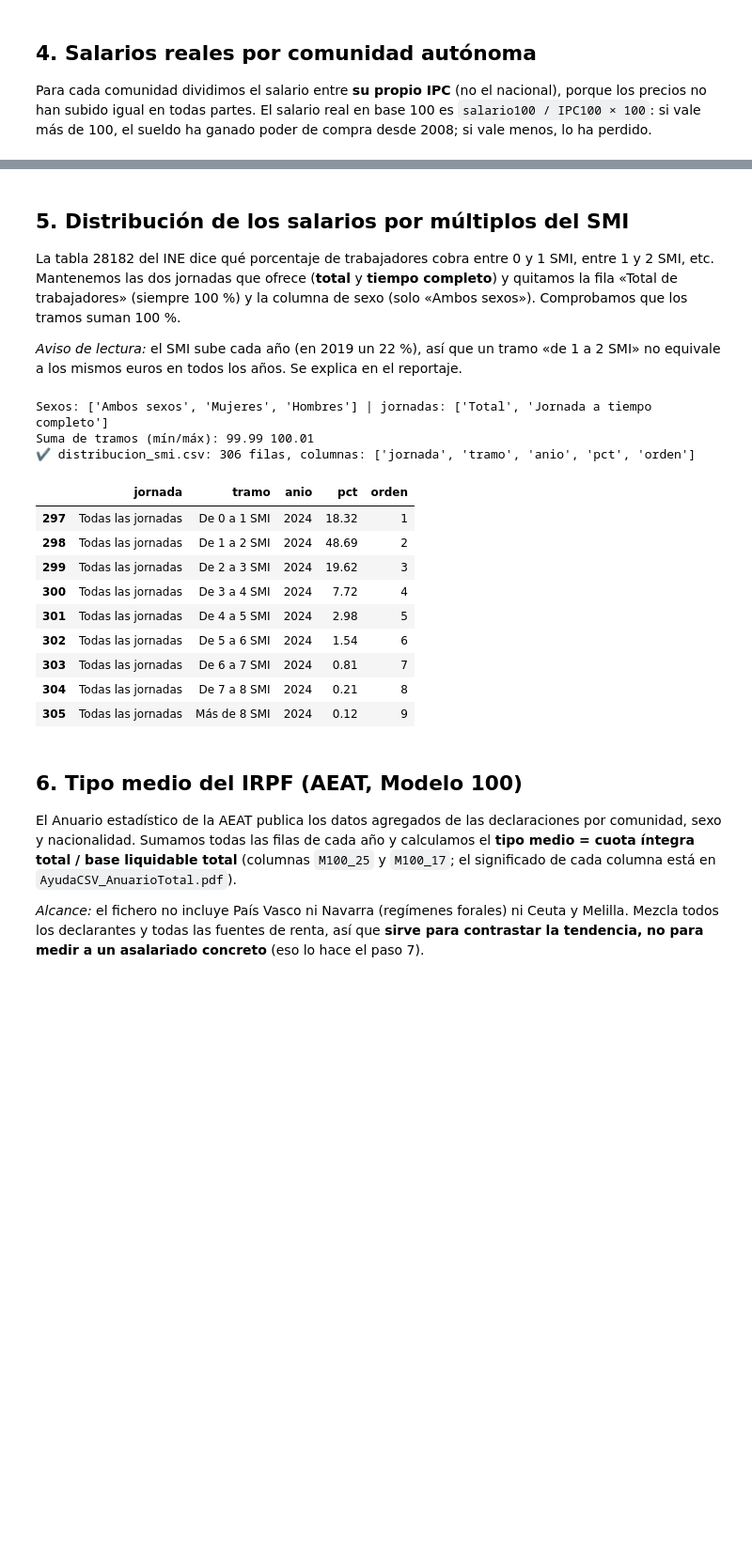
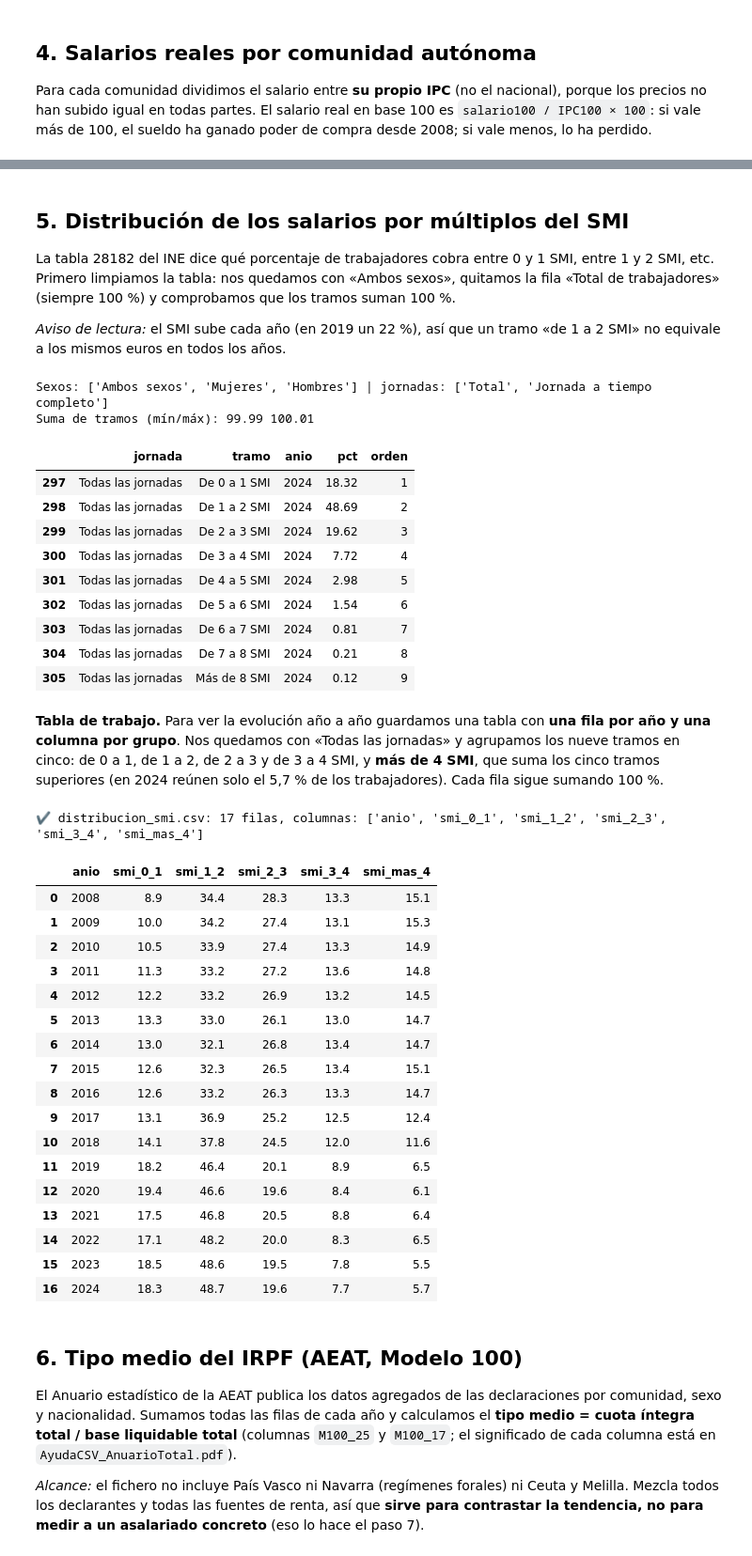
Before and after one commit to sortaria24-max/08MBID_TrabajoPractico, a Jupyter notebook: notebooks/TP_08MBID_preparacion_datos.ipynb, the cells around one changed output, grey strips where cells are left out. Shown at 94% size. Cells and saved outputs as stored; diff of their text form; code cells hidden in the pictures; blank space fills up the shorter version.

```diff
--- a/notebooks/TP_08MBID_preparacion_datos.ipynb
+++ b/notebooks/TP_08MBID_preparacion_datos.ipynb
@@ -177,9 +170,9 @@ resumen.round(1)
 | 7 | Castilla y León | 20218.2 | 26177.3 | 29.5 | 34.8 | -4.0 |
 # %% [markdown]
 ## 5. Distribución de los salarios por múltiplos del SMI
-La tabla 28182 del INE dice qué porcentaje de trabajadores cobra entre 0 y 1 SMI, entre 1 y 2 SMI, etc. Mantenemos las dos jornadas que ofrece (**total** y **tiempo completo**) y quitamos la fila «Total de trabajadores» (siempre 100 %) y la columna de sexo (solo «Ambos sexos»). Comprobamos que los tramos suman 100 %.
+La tabla 28182 del INE dice qué porcentaje de trabajadores cobra entre 0 y 1 SMI, entre 1 y 2 SMI, etc. Primero limpiamos la tabla: nos quedamos con «Ambos sexos», quitamos la fila «Total de trabajadores» (siempre 100 %) y comprobamos que los tramos suman 100 %.
 
-*Aviso de lectura:* el SMI sube cada año (en 2019 un 22 %), así que un tramo «de 1 a 2 SMI» no equivale a los mismos euros en todos los años. Se explica en el reportaje.
+*Aviso de lectura:* el SMI sube cada año (en 2019 un 22 %), así que un tramo «de 1 a 2 SMI» no equivale a los mismos euros en todos los años.
 # %%
 d = leer("Distribucion_salarial_tramos.csv")
 d.columns = ["jornada", "tramo", "sexo", "anio", "pct"]
@@ -191,12 +184,10 @@ d.loc[d.tramo == "Más de 8 SMI", "orden"] = 9
 d = d.sort_values(["jornada", "anio", "orden"]).reset_index(drop=True)
 suma = d.groupby(["jornada", "anio"]).pct.sum()
 print("Suma de tramos (mín/máx):", round(suma.min(), 2), round(suma.max(), 2))
-guardar(d, "distribucion_smi.csv")
 d[(d.jornada == "Todas las jornadas") & (d.anio == 2024)]
 # %% [output]
 Sexos: ['Ambos sexos', 'Mujeres', 'Hombres'] | jornadas: ['Total', 'Jornada a tiempo completo']
 Suma de tramos (mín/máx): 99.99 100.01
-✔ distribucion_smi.csv: 306 filas, columnas: ['jornada', 'tramo', 'anio', 'pct', 'orden']
 |  | jornada | tramo | anio | pct | orden |
 | 297 | Todas las jornadas | De 0 a 1 SMI | 2024 | 18.32 | 1 |
 | 298 | Todas las jornadas | De 1 a 2 SMI | 2024 | 48.69 | 2 |
@@ -207,6 +198,39 @@ Suma de tramos (mín/máx): 99.99 100.01
 | 303 | Todas las jornadas | De 6 a 7 SMI | 2024 | 0.81 | 7 |
 | 304 | Todas las jornadas | De 7 a 8 SMI | 2024 | 0.21 | 8 |
 | 305 | Todas las jornadas | Más de 8 SMI | 2024 | 0.12 | 9 |
+# %% [markdown]
+**Tabla de trabajo.** Para ver la evolución año a año guardamos una tabla con **una fila por año y una columna por grupo**. Nos quedamos con «Todas las jornadas» y agrupamos los nueve tramos en cinco: de 0 a 1, de 1 a 2, de 2 a 3 y de 3 a 4 SMI, y **más de 4 SMI**, que suma los cinco tramos superiores (en 2024 reúnen solo el 5,7 % de los trabajadores). Cada fila sigue sumando 100 %.
+# %%
+grupos = {1: "smi_0_1", 2: "smi_1_2", 3: "smi_2_3", 4: "smi_3_4"}   # orden 5 a 9 → más de 4 SMI
+t = d[d.jornada == "Todas las jornadas"].copy()
+t["grupo"] = t.orden.map(grupos).fillna("smi_mas_4")
+smi_anual = (t.pivot_table(index="anio", columns="grupo", values="pct", aggfunc="sum")
+               [["smi_0_1", "smi_1_2", "smi_2_3", "smi_3_4", "smi_mas_4"]]
+               .reset_index())
+smi_anual.columns.name = None
+assert smi_anual.drop(columns="anio").sum(axis=1).sub(100).abs().max() < 0.1, "Algún año no suma 100 %"
+guardar(smi_anual, "distribucion_smi.csv")
+smi_anual.round(1)
+# %% [output]
+✔ distribucion_smi.csv: 17 filas, columnas: ['anio', 'smi_0_1', 'smi_1_2', 'smi_2_3', 'smi_3_4', 'smi_mas_4']
+|  | anio | smi_0_1 | smi_1_2 | smi_2_3 | smi_3_4 | smi_mas_4 |
+| 0 | 2008 | 8.9 | 34.4 | 28.3 | 13.3 | 15.1 |
+| 1 | 2009 | 10.0 | 34.2 | 27.4 | 13.1 | 15.3 |
+| 2 | 2010 | 10.5 | 33.9 | 27.4 | 13.3 | 14.9 |
+| 3 | 2011 | 11.3 | 33.2 | 27.2 | 13.6 | 14.8 |
+| 4 | 2012 | 12.2 | 33.2 | 26.9 | 13.2 | 14.5 |
+| 5 | 2013 | 13.3 | 33.0 | 26.1 | 13.0 | 14.7 |
+| 6 | 2014 | 13.0 | 32.1 | 26.8 | 13.4 | 14.7 |
+| 7 | 2015 | 12.6 | 32.3 | 26.5 | 13.4 | 15.1 |
+| 8 | 2016 | 12.6 | 33.2 | 26.3 | 13.3 | 14.7 |
+| 9 | 2017 | 13.1 | 36.9 | 25.2 | 12.5 | 12.4 |
+| 10 | 2018 | 14.1 | 37.8 | 24.5 | 12.0 | 11.6 |
+| 11 | 2019 | 18.2 | 46.4 | 20.1 | 8.9 | 6.5 |
+| 12 | 2020 | 19.4 | 46.6 | 19.6 | 8.4 | 6.1 |
+| 13 | 2021 | 17.5 | 46.8 | 20.5 | 8.8 | 6.4 |
+| 14 | 2022 | 17.1 | 48.2 | 20.0 | 8.3 | 6.5 |
+| 15 | 2023 | 18.5 | 48.6 | 19.5 | 7.8 | 5.5 |
+| 16 | 2024 | 18.3 | 48.7 | 19.6 | 7.7 | 5.7 |
 # %% [markdown]
 ## 6. Tipo medio del IRPF (AEAT, Modelo 100)
 El Anuario estadístico de la AEAT publica los datos agregados de las declaraciones por comunidad, sexo y nacionalidad. Sumamos todas las filas de cada año y calculamos el **tipo medio = cuota íntegra total / base liquidable total** (columnas `M100_25` y `M100_17`; el significado de cada columna está en `AyudaCSV_AnuarioTotal.pdf`).
```
Also changed, not shown: parts of 11 cells of this notebook.
